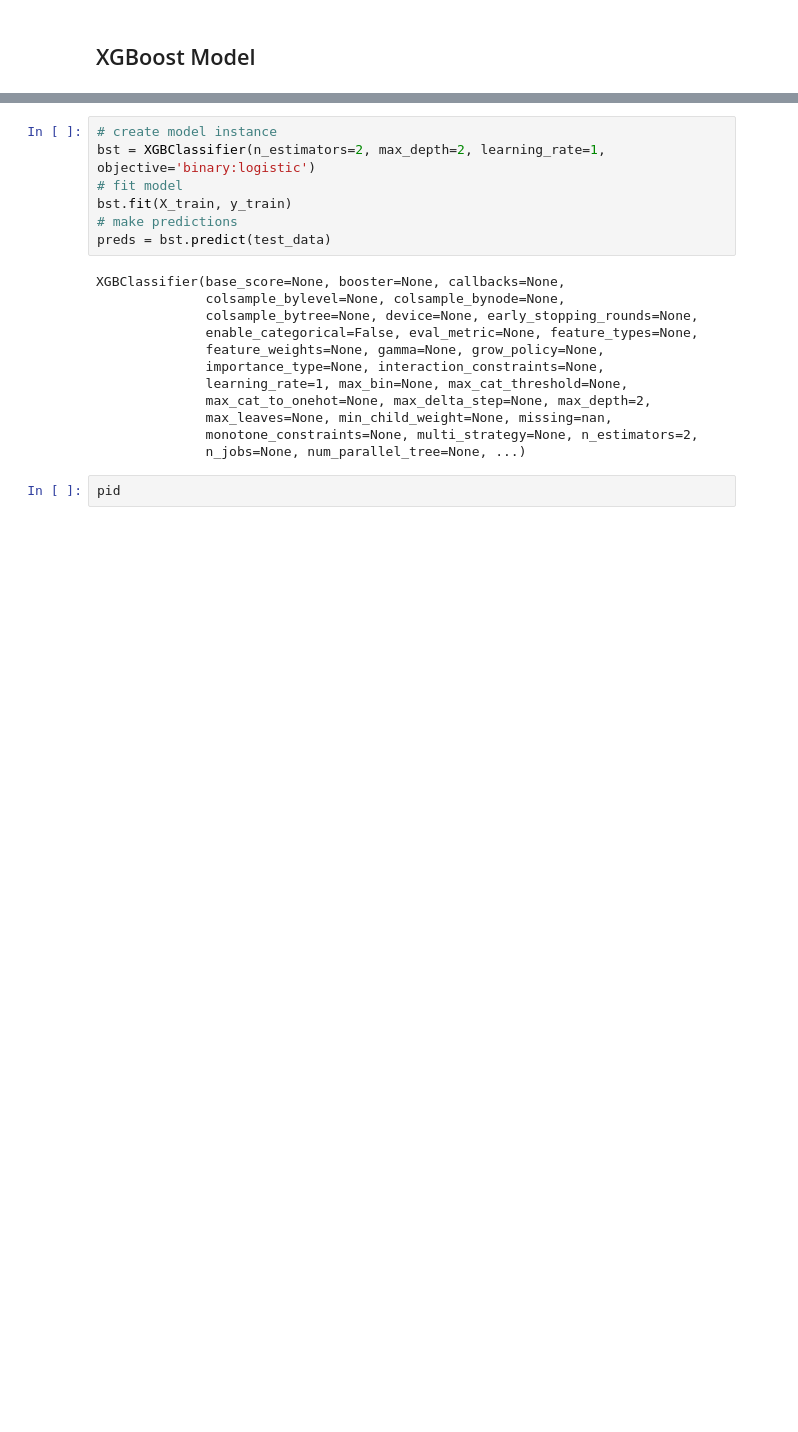
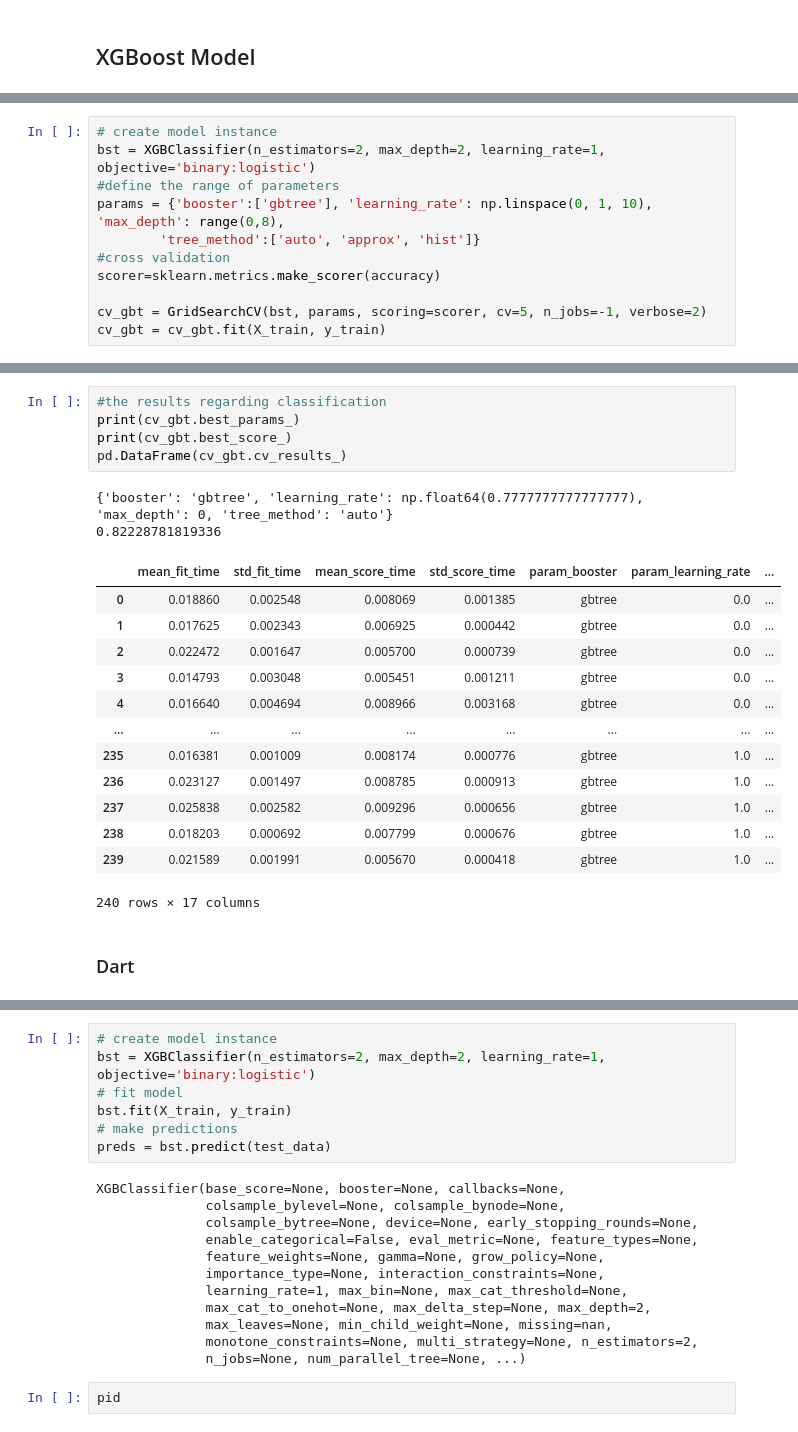
Before and after one commit to fbazzi19/kaggleTitanic, a Jupyter notebook: titanic_ml.ipynb, the cells around one changed output, grey strips where cells are left out. Saved outputs shown, nothing was run; the diff lists cells and outputs as text; blank space fills up the shorter version.

```diff
--- a/titanic_ml.ipynb
+++ b/titanic_ml.ipynb
@@ -182,0 +204,11 @@ array([[  0,   1],
+# %%
+# create model instance
+bst = XGBClassifier(n_estimators=2, max_depth=2, learning_rate=1, objective='binary:logistic')
+#define the range of parameters
+params = {'booster':['gbtree'], 'learning_rate': np.linspace(0, 1, 10), 'max_depth': range(0,8),
+        'tree_method':['auto', 'approx', 'hist']}
+#cross validation
+scorer=sklearn.metrics.make_scorer(accuracy)
+
+cv_gbt = GridSearchCV(bst, params, scoring=scorer, cv=5, n_jobs=-1, verbose=2)
+cv_gbt = cv_gbt.fit(X_train, y_train)
@@ -182,0 +233,23 @@ array([[  0,   1],
+# %%
+#the results regarding classification
+print(cv_gbt.best_params_)
+print(cv_gbt.best_score_)
+pd.DataFrame(cv_gbt.cv_results_)
+# %% [output]
+{'booster': 'gbtree', 'learning_rate': np.float64(0.7777777777777777), 'max_depth': 0, 'tree_method': 'auto'}
+0.82228781819336
+|  | mean_fit_time | std_fit_time | mean_score_time | std_score_time | param_booster | param_learning_rate | ... |
+| 0 | 0.018860 | 0.002548 | 0.008069 | 0.001385 | gbtree | 0.0 | ... |
+| 1 | 0.017625 | 0.002343 | 0.006925 | 0.000442 | gbtree | 0.0 | ... |
+| 2 | 0.022472 | 0.001647 | 0.005700 | 0.000739 | gbtree | 0.0 | ... |
+| 3 | 0.014793 | 0.003048 | 0.005451 | 0.001211 | gbtree | 0.0 | ... |
+| 4 | 0.016640 | 0.004694 | 0.008966 | 0.003168 | gbtree | 0.0 | ... |
+| ... | ... | ... | ... | ... | ... | ... | ... |
+| 235 | 0.016381 | 0.001009 | 0.008174 | 0.000776 | gbtree | 1.0 | ... |
+| 236 | 0.023127 | 0.001497 | 0.008785 | 0.000913 | gbtree | 1.0 | ... |
+| 237 | 0.025838 | 0.002582 | 0.009296 | 0.000656 | gbtree | 1.0 | ... |
+| 238 | 0.018203 | 0.000692 | 0.007799 | 0.000676 | gbtree | 1.0 | ... |
+| 239 | 0.021589 | 0.001991 | 0.005670 | 0.000418 | gbtree | 1.0 | ... |
+240 rows × 17 columns
+# %% [markdown]
+### Dart
```
Also changed, not shown: parts of 12 cells of this notebook, 1 other file.
